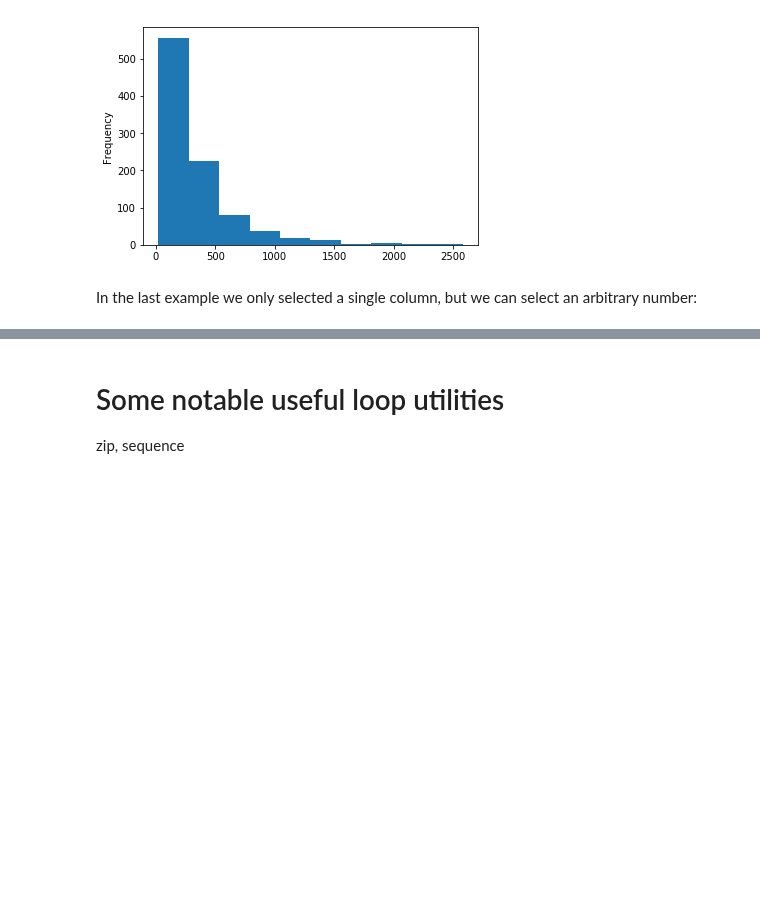
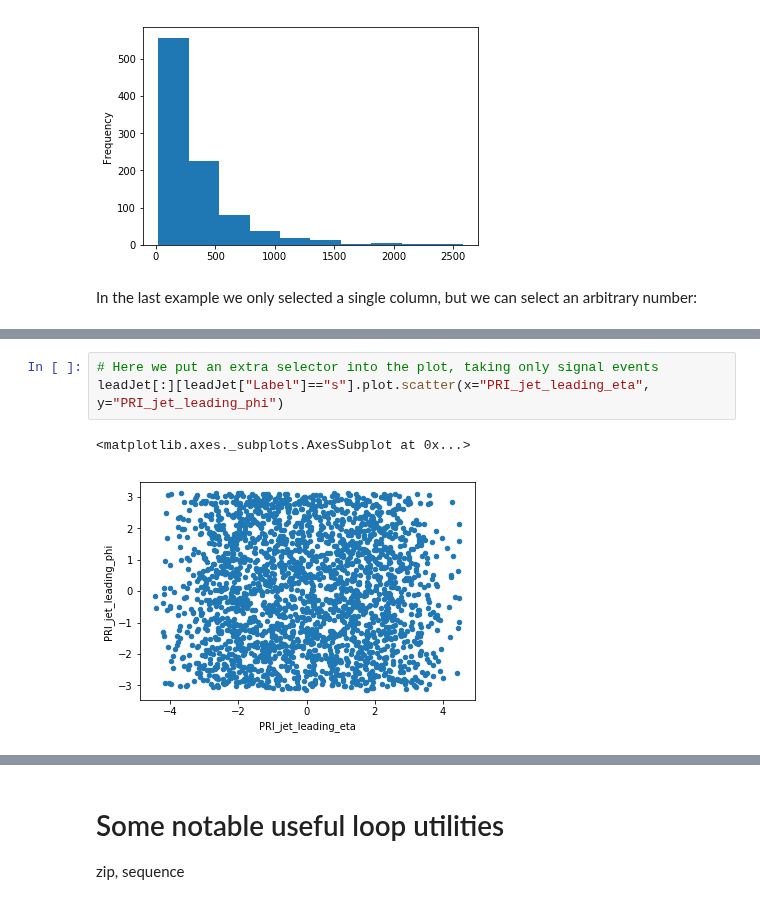
Before and after one commit to graeme-a-stewart/python-introduction, a Jupyter notebook: presentation-insights.ipynb, the cells around one changed output, grey strips where cells are left out. Cells and saved outputs as stored; diff of their text form; blank space fills up the shorter version.

```diff
--- a/presentation-insights.ipynb
+++ b/presentation-insights.ipynb
@@ -1355,0 +1366,6 @@ leadJet.plot.scatter(x="PRI_jet_leading_eta", y="PRI_jet_leading_phi")
+# %%
+# Here we put an extra selector into the plot, taking only signal events
+leadJet[:][leadJet["Label"]=="s"].plot.scatter(x="PRI_jet_leading_eta", y="PRI_jet_leading_phi")
+# %% [output]
+<matplotlib.axes._subplots.AxesSubplot at 0x...>
+[figure, added]
```
Also changed, not shown: parts of 16 cells of this notebook.
